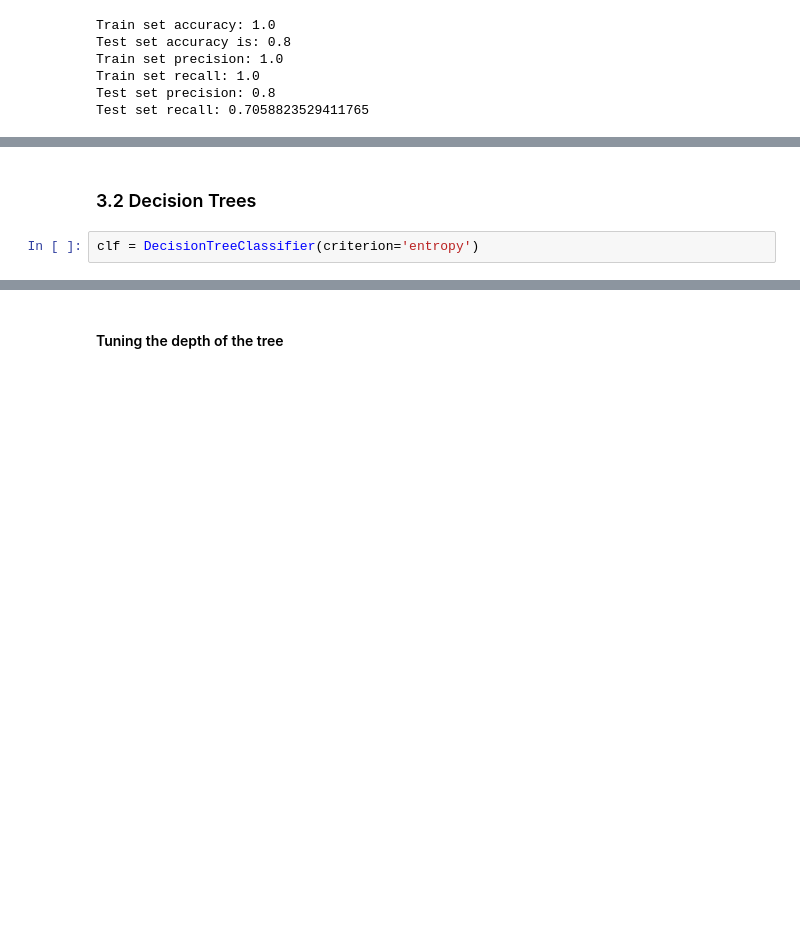
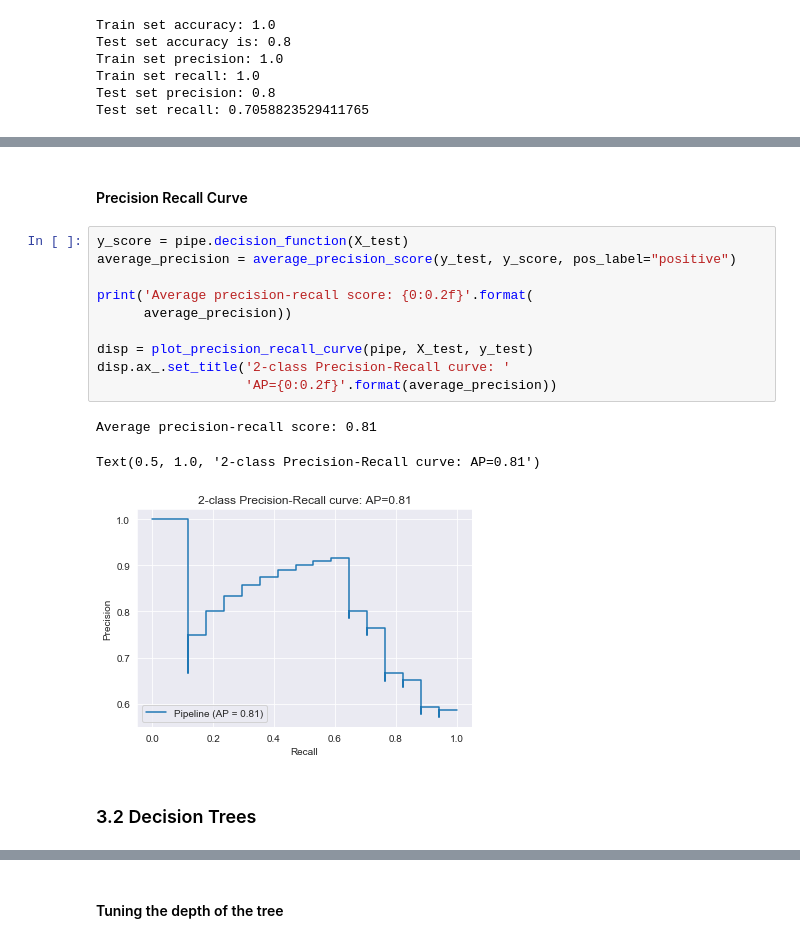
Before and after one commit to SylvainLosey/DMML2019_Team_Orange, a Jupyter notebook: code/main.ipynb, the cells around one changed output, grey strips where cells are left out. Cells and saved outputs as stored; diff of their text form; blank space fills up the shorter version.

```diff
--- a/code/main.ipynb
+++ b/code/main.ipynb
@@ -331,7 +257,21 @@ Confusion matrix for test set, without normalization
+# %% [markdown]
+#### Precision Recall Curve
+# %%
+y_score = pipe.decision_function(X_test)
+average_precision = average_precision_score(y_test, y_score, pos_label="positive")
+
+print('Average precision-recall score: {0:0.2f}'.format(
+      average_precision))
+
+disp = plot_precision_recall_curve(pipe, X_test, y_test)
+disp.ax_.set_title('2-class Precision-Recall curve: '
+                   'AP={0:0.2f}'.format(average_precision))
+# %% [output]
+Average precision-recall score: 0.81
+Text(0.5, 1.0, '2-class Precision-Recall curve: AP=0.81')
+[figure, added]
 # %% [markdown]
 ### 3.2 Decision Trees
-# %%
-clf = DecisionTreeClassifier(criterion='entropy')
 # %%
 X = count_vector.fit_transform(data['review'])
 y = data['sentiment']
```
Also changed, not shown: parts of 24 cells of this notebook.
